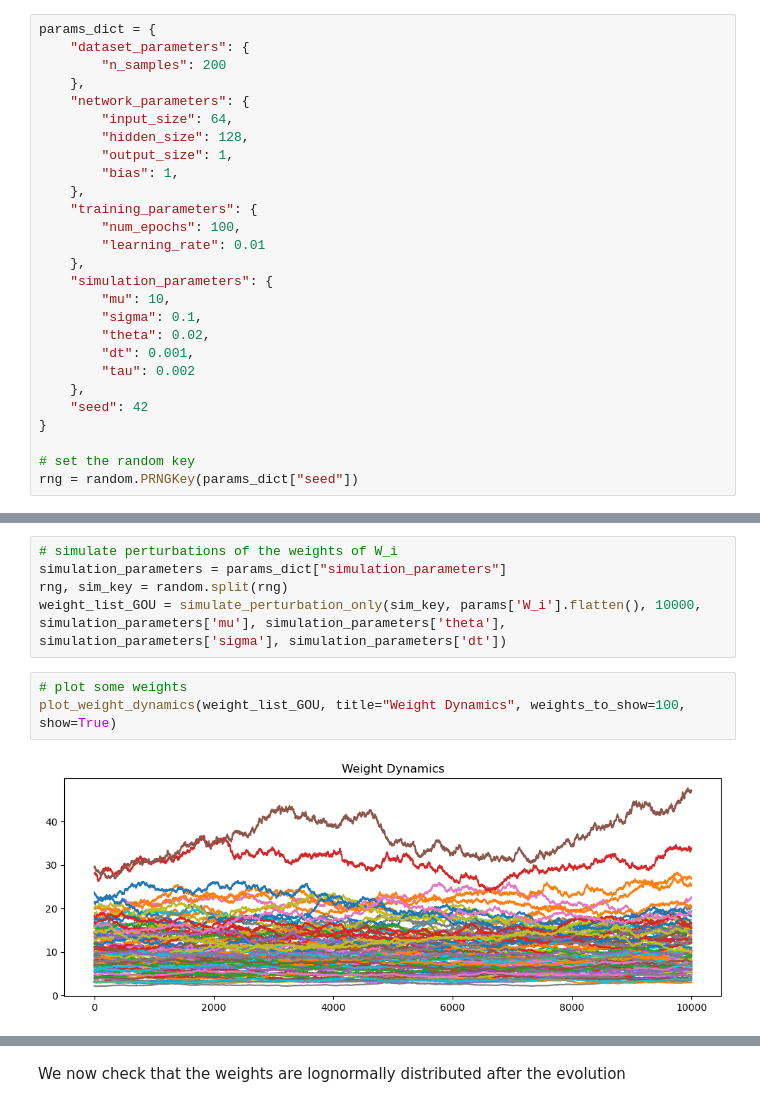
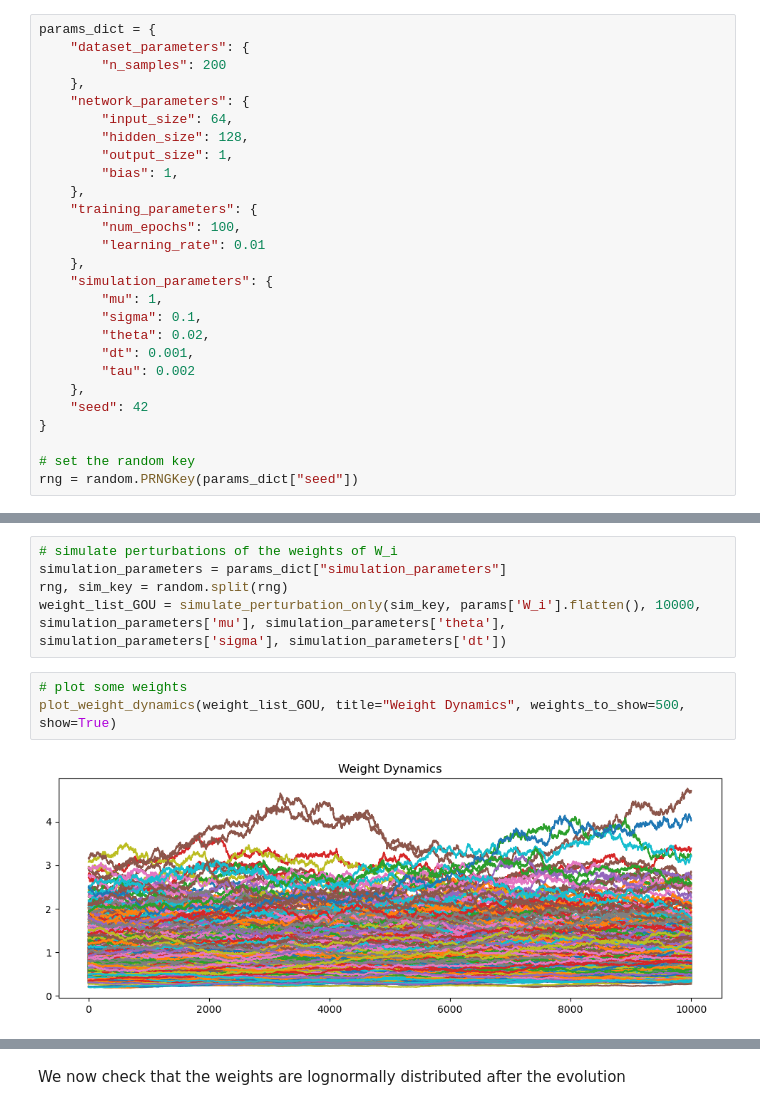
Before and after one commit to CompNeuroTchuGroup/changing_synapses, a Jupyter notebook: basic_usage.ipynb, the cells around one changed output, grey strips where cells are left out. Cells and saved outputs as stored; diff of their text form.

```diff
--- a/basic_usage.ipynb
+++ b/basic_usage.ipynb
@@ -43,7 +51,7 @@ params_dict = {
         "learning_rate": 0.01
     },
     "simulation_parameters": {
-        "mu": 10,
+        "mu": 1,
         "sigma": 0.1,
         "theta": 0.02,
         "dt": 0.001,
@@ -111,9 +119,9 @@ rng, sim_key = random.split(rng)
 weight_list_GOU = simulate_perturbation_only(sim_key, params['W_i'].flatten(), 10000, simulation_parameters['mu'], simulation_parameters['theta'], simulation_parameters['sigma'], simulation_parameters['dt'])
 # %%
 # plot some weights
-plot_weight_dynamics(weight_list_GOU, title="Weight Dynamics", weights_to_show=100, show=True)
+plot_weight_dynamics(weight_list_GOU, title="Weight Dynamics", weights_to_show=500, show=True)
 # %% [output]
-[figure, old version]
+[figure, new version]
 # %%
 #plot the evolution of the mean
 mean_weight = np.mean(weight_list_GOU, axis=1)
```
Also changed, not shown: parts of 12 cells of this notebook, 1 other file.
